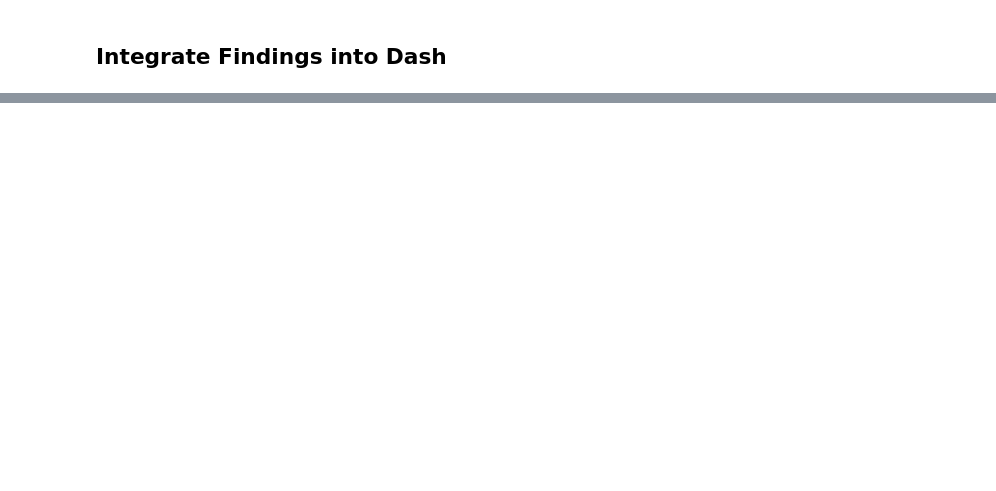
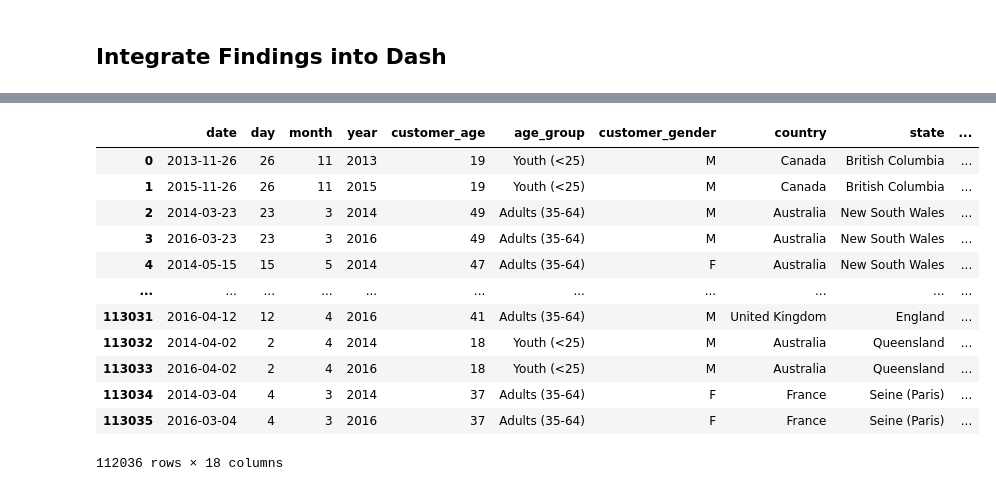
Before and after one commit to rkukreja24/sales-data-analysis, a Jupyter notebook: main.ipynb, the cells around one changed output, grey strips where cells are left out. Drawn from its saved outputs; the diff is of its cells as text; code cells hidden in the pictures; blank space fills up the shorter version.

```diff
--- a/main.ipynb
+++ b/main.ipynb
@@ -16,3 +18,0 @@ from dash import dcc, html, Input, Output
-# %%
-# Load dataset
-data = pd.read_csv("sales_data.csv")
@@ -47,2 +18,0 @@ memory usage: 15.5+ MB
-# %%
-data.columns = data.columns.str.lower()  # Convert all column names to lowercase
@@ -72,3 +18,0 @@ dtype: int64
-# %%
-# Drop duplicates
-data = data.drop_duplicates()
@@ -405,0 +365,16 @@ if __name__ == '__main__':
+# %%
+data
+# %% [output]
+|  | date | day | month | year | customer_age | age_group | customer_gender | country | state | ... |
+| 0 | 2013-11-26 | 26 | 11 | 2013 | 19 | Youth (<25) | M | Canada | British Columbia | ... |
+| 1 | 2015-11-26 | 26 | 11 | 2015 | 19 | Youth (<25) | M | Canada | British Columbia | ... |
+| 2 | 2014-03-23 | 23 | 3 | 2014 | 49 | Adults (35-64) | M | Australia | New South Wales | ... |
+| 3 | 2016-03-23 | 23 | 3 | 2016 | 49 | Adults (35-64) | M | Australia | New South Wales | ... |
+| 4 | 2014-05-15 | 15 | 5 | 2014 | 47 | Adults (35-64) | F | Australia | New South Wales | ... |
+| ... | ... | ... | ... | ... | ... | ... | ... | ... | ... | ... |
+| 113031 | 2016-04-12 | 12 | 4 | 2016 | 41 | Adults (35-64) | M | United Kingdom | England | ... |
+| 113032 | 2014-04-02 | 2 | 4 | 2014 | 18 | Youth (<25) | M | Australia | Queensland | ... |
+| 113033 | 2016-04-02 | 2 | 4 | 2016 | 18 | Youth (<25) | M | Australia | Queensland | ... |
+| 113034 | 2014-03-04 | 4 | 3 | 2014 | 37 | Adults (35-64) | F | France | Seine (Paris) | ... |
+| 113035 | 2016-03-04 | 4 | 3 | 2016 | 37 | Adults (35-64) | F | France | Seine (Paris) | ... |
+112036 rows × 18 columns
```
Also changed, not shown: parts of 19 cells of this notebook, 4 other files.
